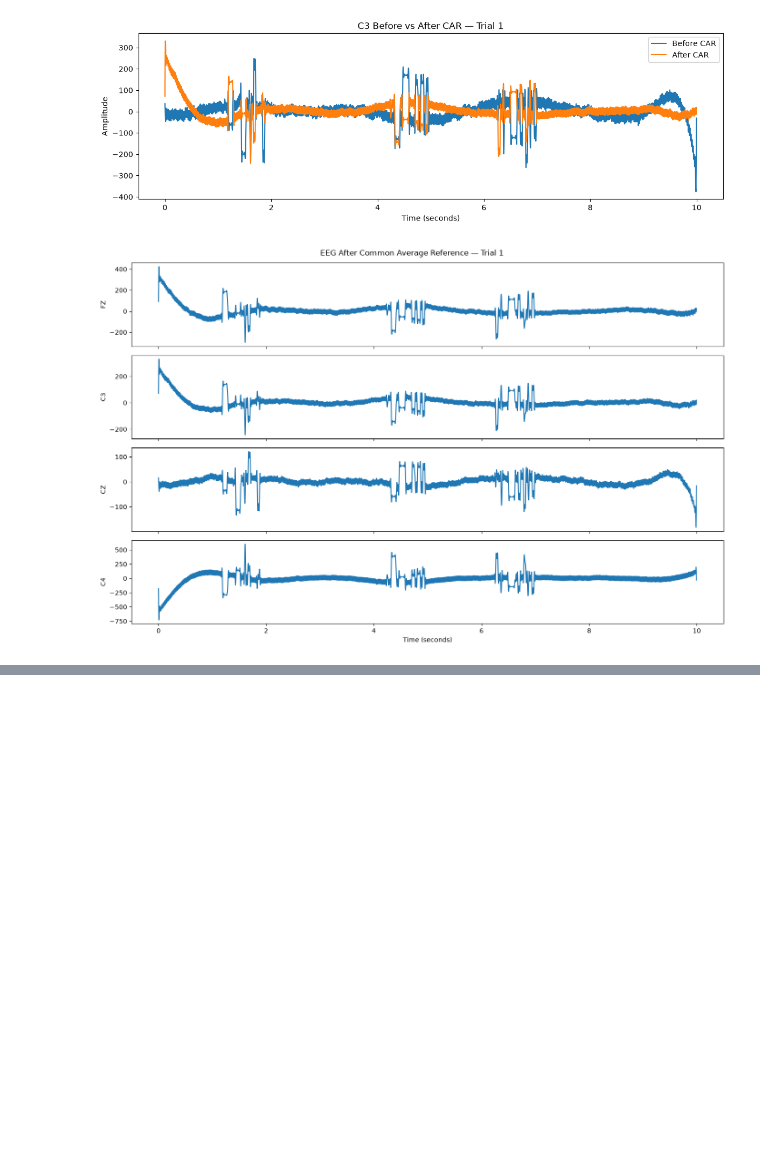
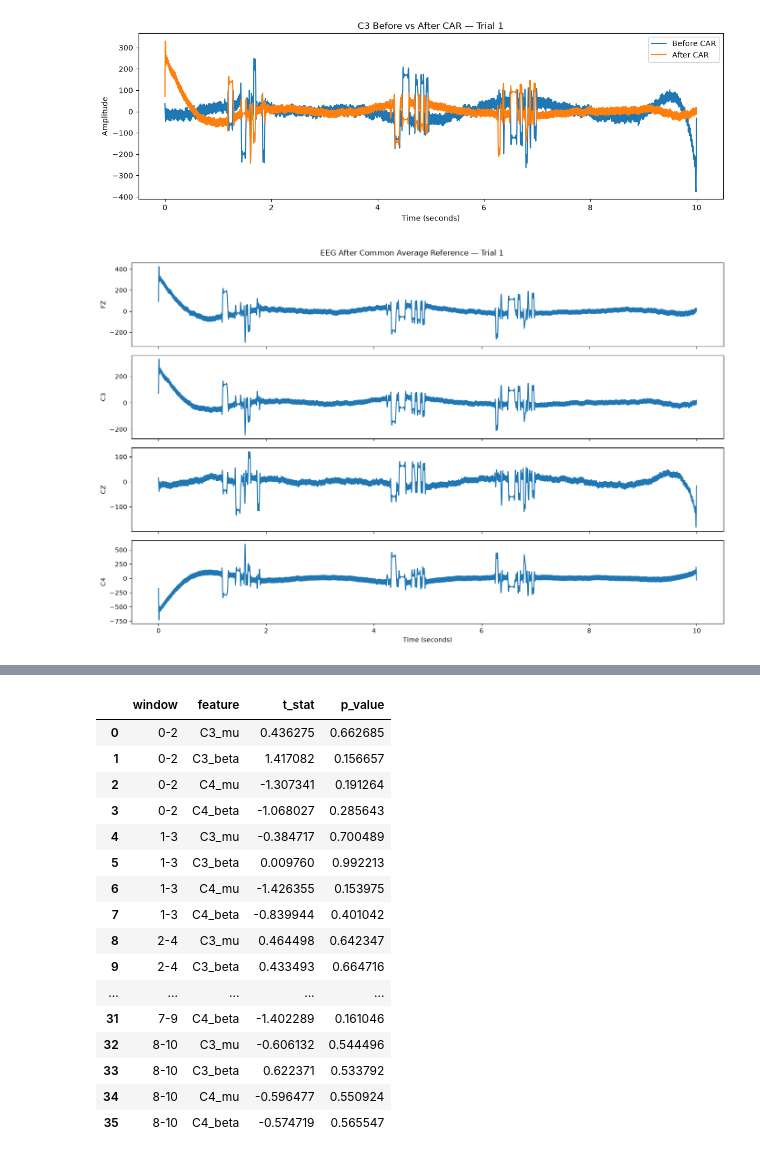
Before and after one commit to ammar-abdelghany30/cortex-call, a Jupyter notebook: notebooks/Preprocessing_Pipeline.ipynb, the cells around one changed output, grey strips where cells are left out. Drawn from its saved outputs; the diff is of its cells as text; code cells hidden in the pictures; blank space fills up the shorter version.

```diff
--- a/notebooks/Preprocessing_Pipeline.ipynb
+++ b/notebooks/Preprocessing_Pipeline.ipynb
@@ -573,0 +596,18 @@ plt.show()
+# %%
+import numpy as np
+from scipy.signal import welch
+
+
+def band_power(signal, fs, low, high):
+    freqs, psd = welch(
+        signal,
+        fs=fs,
+        nperseg=min(256, len(signal))
+    )
+
+    mask = (freqs >= low) & (freqs <= high)
+
+    return np.trapezoid(
+        psd[mask],
+        freqs[mask]
+    )
@@ -573,0 +668,61 @@ plt.show()
+# %%
+from scipy.stats import ttest_ind
+
+results = []
+
+for window in window_features["window"].unique():
+
+    temp = window_features[
+        window_features["window"] == window
+    ]
+
+    for feature in [
+        "C3_mu",
+        "C3_beta",
+        "C4_mu",
+        "C4_beta"
+    ]:
+
+        left = temp[
+            temp["label"] == "left"
+        ][feature]
+
+        right = temp[
+            temp["label"] == "right"
+        ][feature]
+
+        t_stat, p_value = ttest_ind(
+            left,
+            right,
+            equal_var=False
+        )
+
+        results.append({
+            "window": window,
+            "feature": feature,
+            "t_stat": t_stat,
+            "p_value": p_value
+        })
+
+
+window_stats = pd.DataFrame(results)
+
+display(window_stats)
+# %% [output]
+|  | window | feature | t_stat | p_value |
+| 0 | 0-2 | C3_mu | 0.436275 | 0.662685 |
+| 1 | 0-2 | C3_beta | 1.417082 | 0.156657 |
+| 2 | 0-2 | C4_mu | -1.307341 | 0.191264 |
+| 3 | 0-2 | C4_beta | -1.068027 | 0.285643 |
+| 4 | 1-3 | C3_mu | -0.384717 | 0.700489 |
+| 5 | 1-3 | C3_beta | 0.009760 | 0.992213 |
+| 6 | 1-3 | C4_mu | -1.426355 | 0.153975 |
+| 7 | 1-3 | C4_beta | -0.839944 | 0.401042 |
+| 8 | 2-4 | C3_mu | 0.464498 | 0.642347 |
+| 9 | 2-4 | C3_beta | 0.433493 | 0.664716 |
+| ... | ... | ... | ... | ... |
+| 31 | 7-9 | C4_beta | -1.402289 | 0.161046 |
+| 32 | 8-10 | C3_mu | -0.606132 | 0.544496 |
+| 33 | 8-10 | C3_beta | 0.622371 | 0.533792 |
+| 34 | 8-10 | C4_mu | -0.596477 | 0.550924 |
+| 35 | 8-10 | C4_beta | -0.574719 | 0.565547 |
```
Also changed, not shown: parts of 7 cells of this notebook.
